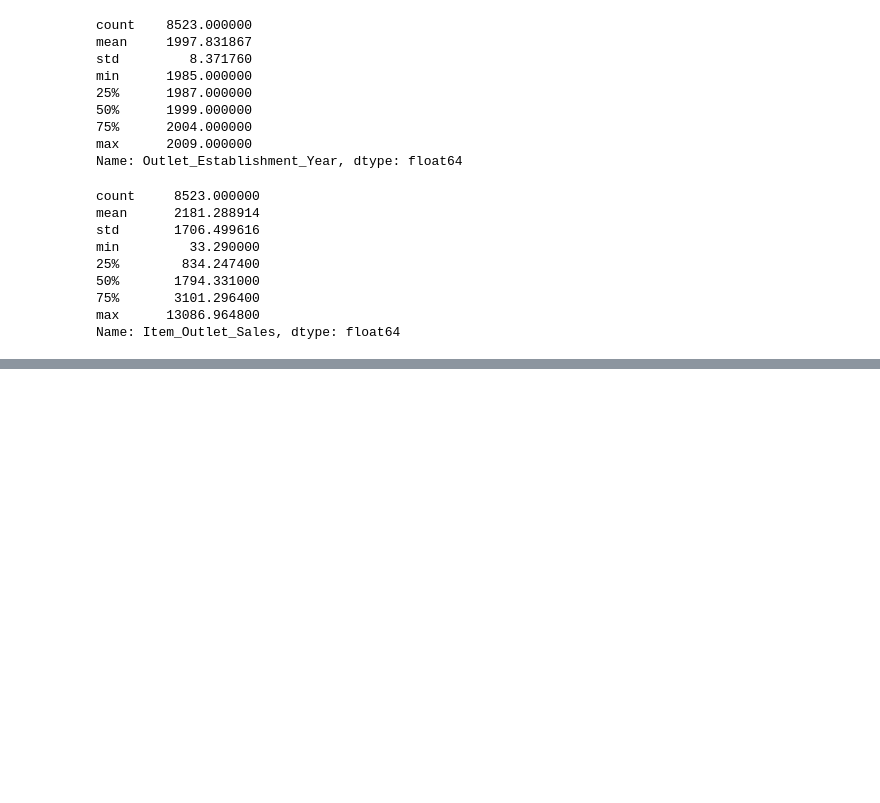
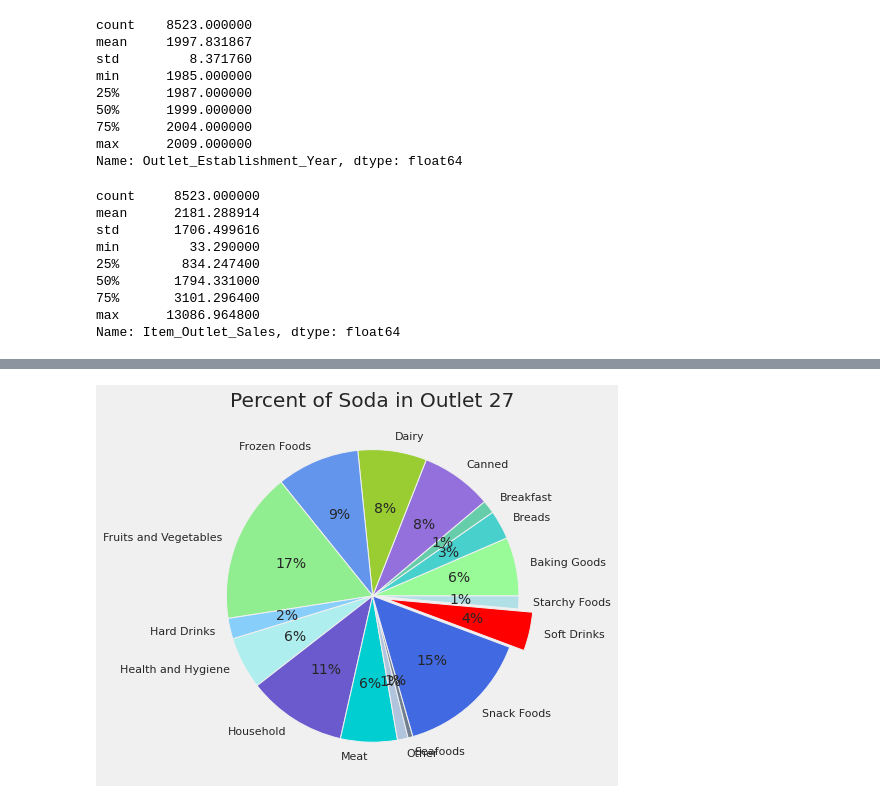
Before and after one commit to blakedshull/datascience, a Jupyter notebook: Sales_Predictions.ipynb, the cells around one changed output, grey strips where cells are left out. Cells and saved outputs as stored; diff of their text form; code cells hidden in the pictures; blank space fills up the shorter version.

```diff
--- a/Sales_Predictions.ipynb
+++ b/Sales_Predictions.ipynb
@@ -311,0 +328,16 @@ plt.show()
+# %%
+filter2 = df[df['Outlet_Identifier'] == 'OUT027']
+soda = filter2.groupby('Item_Type')['Item_Outlet_Sales'].sum()
+
+plt.pie(soda, autopct='%1.0f%%', # Got some of this from here https://www.pythoncharts.com/matplotlib/pie-chart-matplotlib/
+        colors = ['palegreen', 'mediumturquoise', 'mediumaquamarine', 'mediumpurple', 'yellowgreen', 'cornflowerblue', 'lightgreen', 'lightskyblue', 'paleturquoise', 'slateblue', 'darkturquoise', 'lightsteelblue', 'slategrey', 'royalblue', 'red', 'powderblue'],
+        labels = ['Baking Goods', 'Breads', 'Breakfast', 'Canned', 'Dairy', 'Frozen Foods', 'Fruits and Vegetables', 'Hard Drinks', 'Health and Hygiene', 'Household', 'Meat', 'Other', 'Seafoods', 'Snack Foods', 'Soft Drinks', 'Starchy Foods'],
+        explode = (0, 0, 0, 0, 0, 0, 0, 0, 0, 0, 0, 0, 0 , 0, 0.1, 0))
+plt.tight_layout()
+plt.title('Percent of Soda in Outlet 27')
+plt.rcParams['patch.linewidth'] = 1 # Got this line of code from here: https://stackoverflow.com/questions/20551477/changing-line-properties-in-matplotlib-pie-chart
+
+# When comparing the three pie charts (sorry, I do not know how to do them side by side) it becomes clear that the sugary drink tax would probably not disproportionately affect anyone, and that
+# instead they all sell soft drinks relative to their size.  However, if we're looking at aggregate numbers, Outlet 27 would still be hit hardest and 19 least hard hit.
+# %% [output]
+[figure, added]
```
Also changed, not shown: parts of 8 cells of this notebook.
